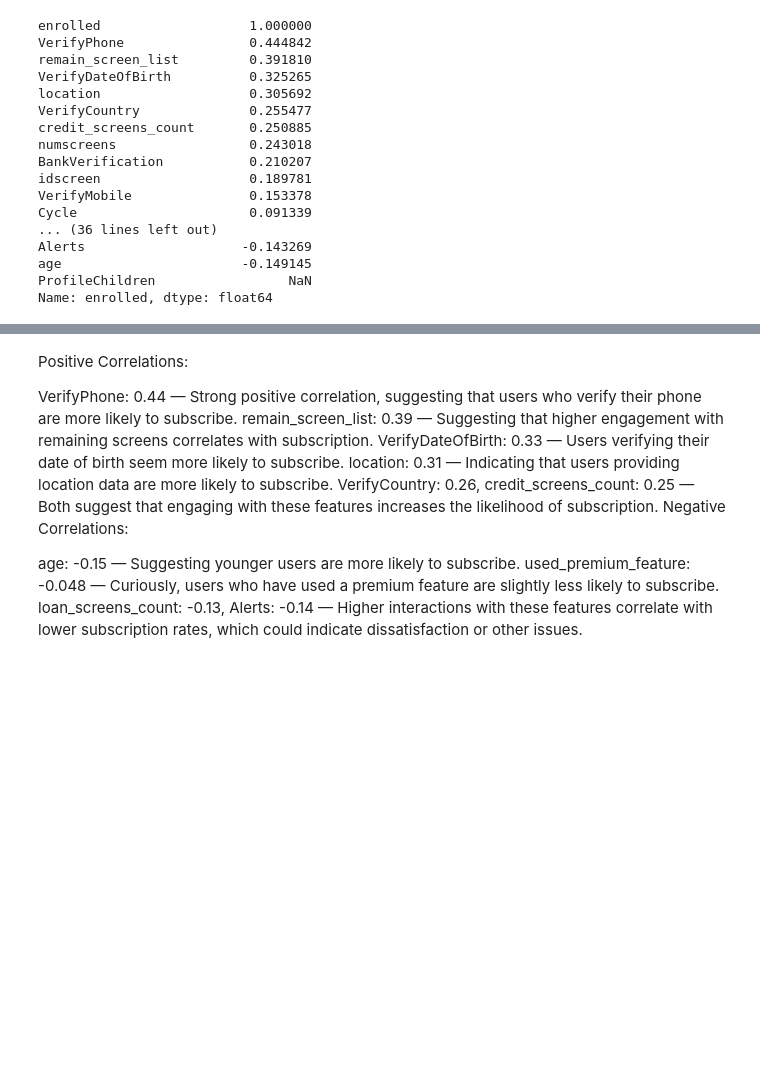
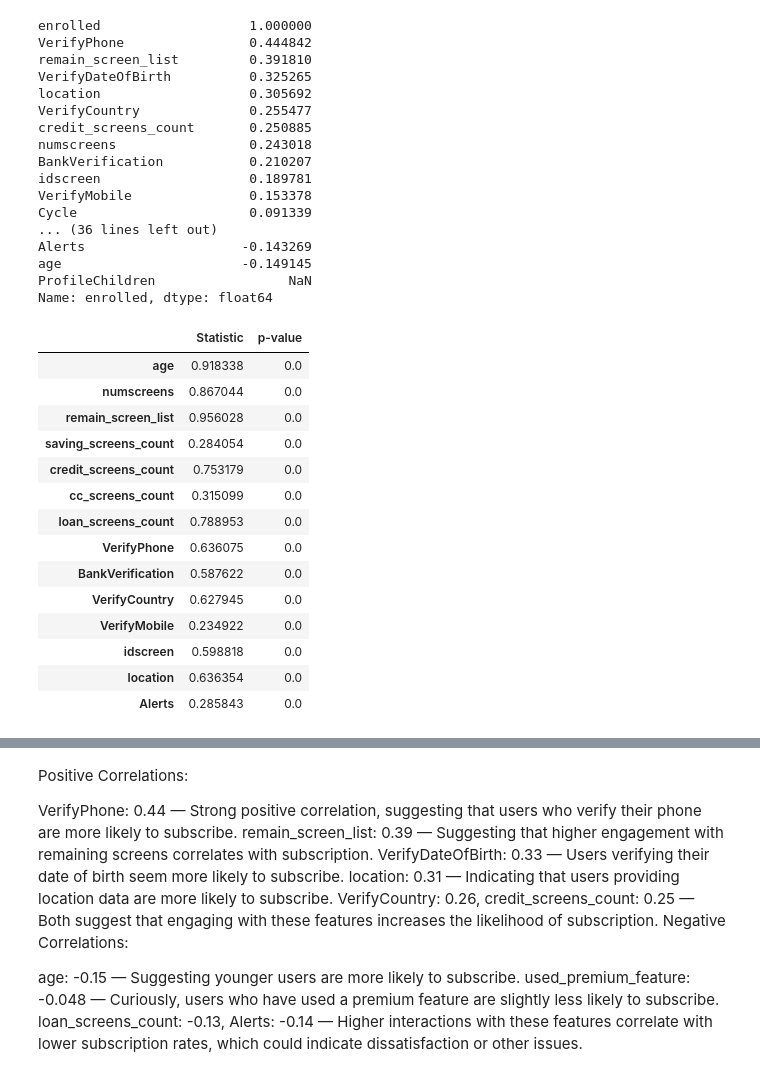
Before and after one commit to arygup/Behavioural-Research---Statistical-Methods, a Jupyter notebook: Aryan.ipynb, the cells around one changed output, grey strips where cells are left out. Saved outputs shown, nothing was run; the diff lists cells and outputs as text; code cells hidden in the pictures; blank space fills up the shorter version.

```diff
--- a/Aryan.ipynb
+++ b/Aryan.ipynb
@@ -120,3 +79,38 @@ Alerts                    -0.143269
 age                       -0.149145
 ProfileChildren                 NaN
 Name: enrolled, dtype: float64
+# %%
+from scipy.stats import shapiro
+
+# Columns to test for normality
+columns_to_test = [
+    'age', 'numscreens', 'remain_screen_list', 'saving_screens_count',
+    'credit_screens_count', 'cc_screens_count', 'loan_screens_count',
+    "VerifyPhone", "BankVerification", "VerifyCountry", "VerifyMobile",
+    'idscreen', 'location', 'Alerts'
+]
+
+# Perform Shapiro-Wilk test on selected columns
+normality_results = {}
+for column in columns_to_test:
+    stat, p_value = shapiro(data[column])
+    normality_results[column] = {'Statistic': stat, 'p-value': p_value}
+
+normality_results_df = pd.DataFrame(normality_results).transpose()
+normality_results_df
+# %% [output]
+|  | Statistic | p-value |
+| age | 0.918338 | 0.0 |
+| numscreens | 0.867044 | 0.0 |
+| remain_screen_list | 0.956028 | 0.0 |
+| saving_screens_count | 0.284054 | 0.0 |
+| credit_screens_count | 0.753179 | 0.0 |
+| cc_screens_count | 0.315099 | 0.0 |
+| loan_screens_count | 0.788953 | 0.0 |
+| VerifyPhone | 0.636075 | 0.0 |
+| BankVerification | 0.587622 | 0.0 |
+| VerifyCountry | 0.627945 | 0.0 |
+| VerifyMobile | 0.234922 | 0.0 |
+| idscreen | 0.598818 | 0.0 |
+| location | 0.636354 | 0.0 |
+| Alerts | 0.285843 | 0.0 |
```
Also changed, not shown: parts of 5 cells of this notebook.
